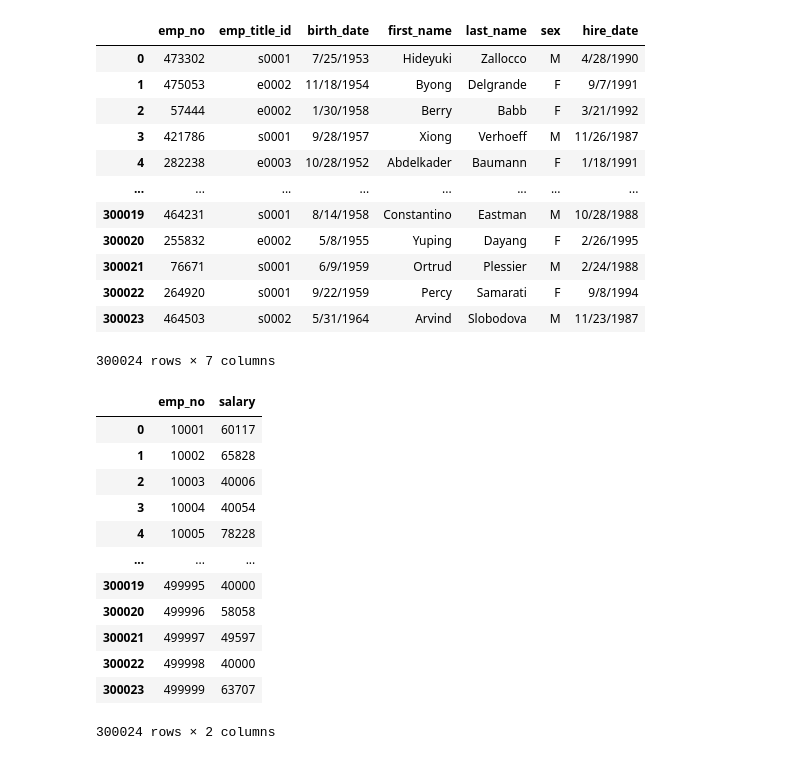
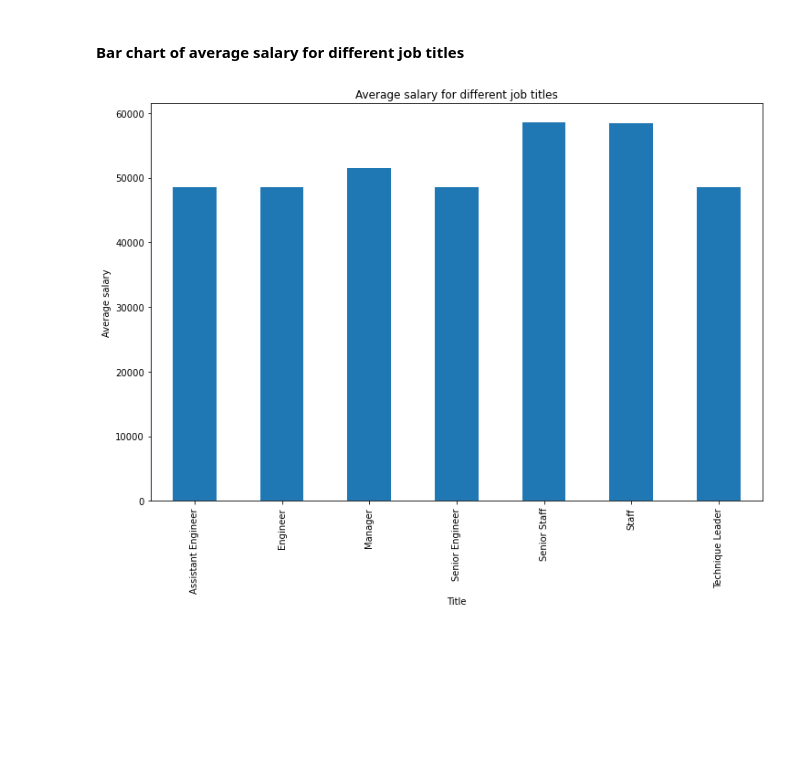
Before and after one commit to sherintm/sql-challenge, a Jupyter notebook: EmployeeSQL/Emp_Salary.ipynb, the cells around one changed output. Saved outputs shown, nothing was run; the diff lists cells and outputs as text; code cells hidden in the pictures; blank space fills up the shorter version.

```diff
--- a/EmployeeSQL/Emp_Salary.ipynb
+++ b/EmployeeSQL/Emp_Salary.ipynb
@@ -62,32 +39,10 @@ avg_sal.plot.bar()
-# %%
-employees
-# %% [output]
-|  | emp_no | emp_title_id | birth_date | first_name | last_name | sex | hire_date |
-| 0 | 473302 | s0001 | 7/25/1953 | Hideyuki | Zallocco | M | 4/28/1990 |
-| 1 | 475053 | e0002 | 11/18/1954 | Byong | Delgrande | F | 9/7/1991 |
-| 2 | 57444 | e0002 | 1/30/1958 | Berry | Babb | F | 3/21/1992 |
-| 3 | 421786 | s0001 | 9/28/1957 | Xiong | Verhoeff | M | 11/26/1987 |
-| 4 | 282238 | e0003 | 10/28/1952 | Abdelkader | Baumann | F | 1/18/1991 |
-| ... | ... | ... | ... | ... | ... | ... | ... |
-| 300019 | 464231 | s0001 | 8/14/1958 | Constantino | Eastman | M | 10/28/1988 |
-| 300020 | 255832 | e0002 | 5/8/1955 | Yuping | Dayang | F | 2/26/1995 |
-| 300021 | 76671 | s0001 | 6/9/1959 | Ortrud | Plessier | M | 2/24/1988 |
-| 300022 | 264920 | s0001 | 9/22/1959 | Percy | Samarati | F | 9/8/1994 |
-| 300023 | 464503 | s0002 | 5/31/1964 | Arvind | Slobodova | M | 11/23/1987 |
-300024 rows × 7 columns
-# %%
-salaries
-# %% [output]
-|  | emp_no | salary |
-| 0 | 10001 | 60117 |
-| 1 | 10002 | 65828 |
-| 2 | 10003 | 40006 |
-| 3 | 10004 | 40054 |
-| 4 | 10005 | 78228 |
-| ... | ... | ... |
-| 300019 | 499995 | 40000 |
-| 300020 | 499996 | 58058 |
-| 300021 | 499997 | 49597 |
-| 300022 | 499998 | 40000 |
-| 300023 | 499999 | 63707 |
-300024 rows × 2 columns
+# %% [markdown]
+#### Bar chart of average salary for different job titles
+# %%
+avg_sal.plot.bar(figsize=(12,8))
+plt.xlabel("Title")
+plt.ylabel("Average salary")
+plt.title("Average salary for different job titles")
+plt.savefig("BarChart_AverageSalaryPerJobTitle")
+# %% [output]
+[figure, added]
```
Also changed, not shown: parts of 11 cells of this notebook, 3 other files.
